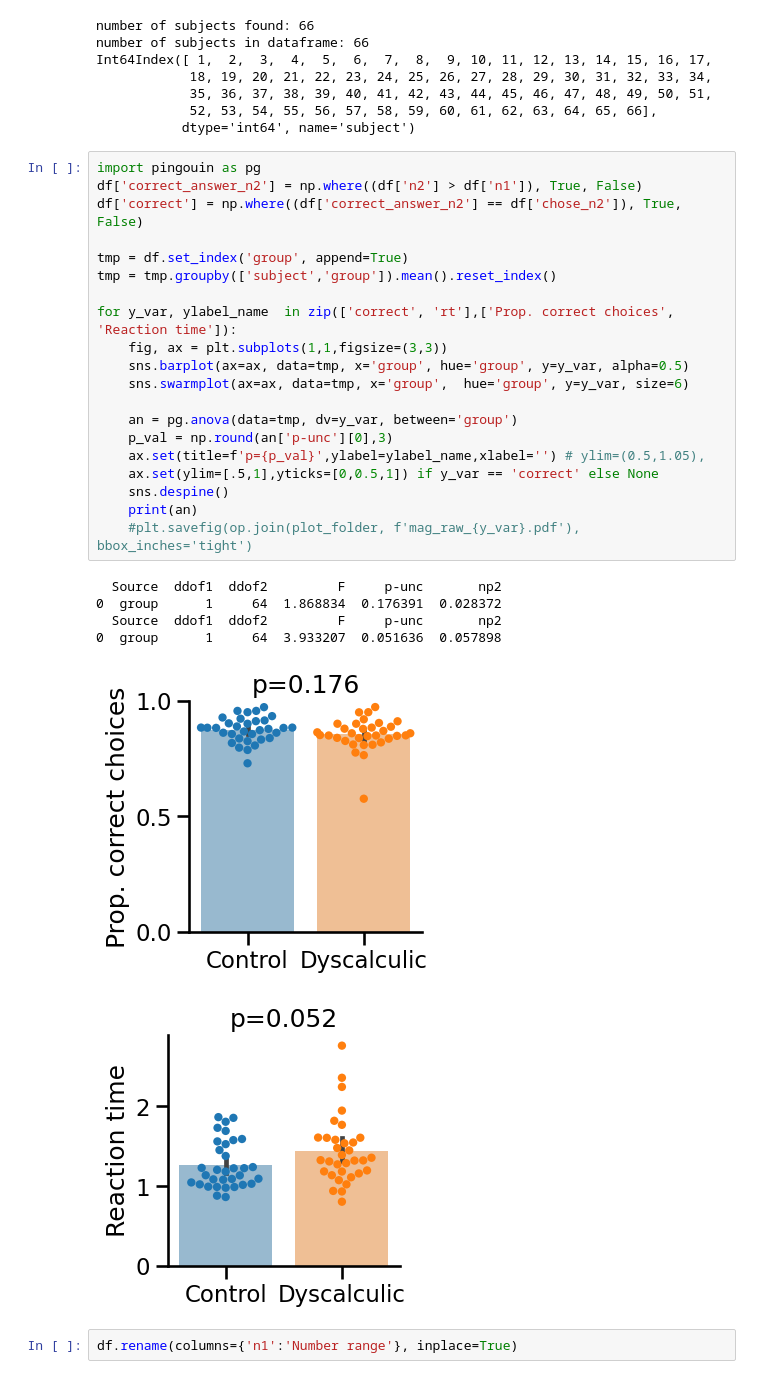
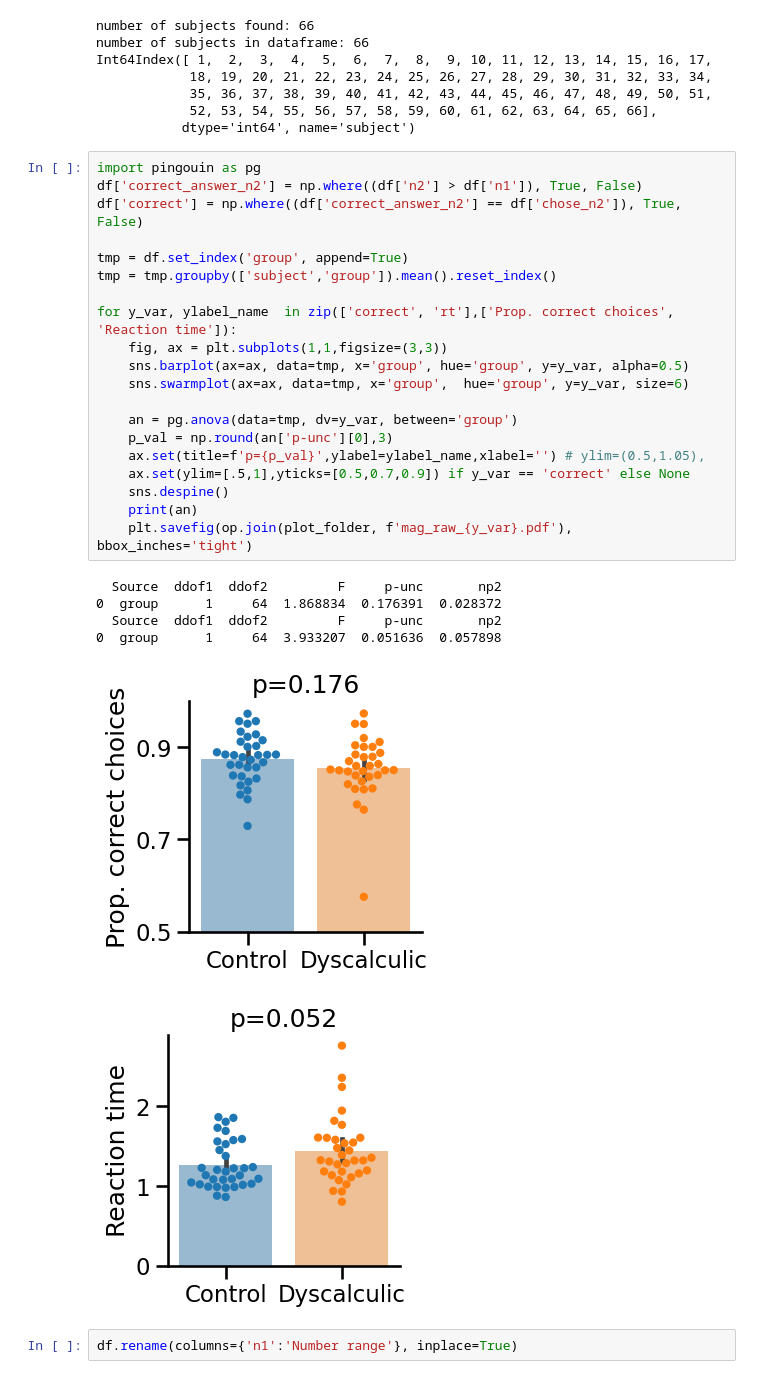
Before and after one commit to mrenke/numrisk, a Jupyter notebook: numrisk/visualize&plots/poster_SNE24_01.ipynb, the cells around one changed output. Saved outputs shown, nothing was run; the diff lists cells and outputs as text.

```diff
--- a/numrisk/visualize&plots/poster_SNE24_01.ipynb
+++ b/numrisk/visualize&plots/poster_SNE24_01.ipynb
@@ -40,29 +41,29 @@ Int64Index([ 1,  2,  3,  4,  5,  6,  7,  8,  9, 10, 11, 12, 13, 14, 15, 16, 17,
 # %%
 import pingouin as pg
 df['correct_answer_n2'] = np.where((df['n2'] > df['n1']), True, False)
 df['correct'] = np.where((df['correct_answer_n2'] == df['chose_n2']), True, False)
 
 tmp = df.set_index('group', append=True)
 tmp = tmp.groupby(['subject','group']).mean().reset_index()
 
 for y_var, ylabel_name  in zip(['correct', 'rt'],['Prop. correct choices', 'Reaction time']):
     fig, ax = plt.subplots(1,1,figsize=(3,3))
     sns.barplot(ax=ax, data=tmp, x='group', hue='group', y=y_var, alpha=0.5)
     sns.swarmplot(ax=ax, data=tmp, x='group',  hue='group', y=y_var, size=6)
 
     an = pg.anova(data=tmp, dv=y_var, between='group')
     p_val = np.round(an['p-unc'][0],3)
     ax.set(title=f'p={p_val}',ylabel=ylabel_name,xlabel='') # ylim=(0.5,1.05),
-    ax.set(ylim=[.5,1],yticks=[0,0.5,1]) if y_var == 'correct' else None
+    ax.set(ylim=[.5,1],yticks=[0.5,0.7,0.9]) if y_var == 'correct' else None
     sns.despine()
     print(an)
-    #plt.savefig(op.join(plot_folder, f'mag_raw_{y_var}.pdf'), bbox_inches='tight')
+    plt.savefig(op.join(plot_folder, f'mag_raw_{y_var}.pdf'), bbox_inches='tight')
 # %% [output]
   Source  ddof1  ddof2         F     p-unc       np2
 0  group      1     64  1.868834  0.176391  0.028372
   Source  ddof1  ddof2         F     p-unc       np2
 0  group      1     64  3.933207  0.051636  0.057898
-[figure, old version]
+[figure, new version]
 [figure]
 # %%
 df.rename(columns={'n1':'Number range'}, inplace=True)
```
Also changed, not shown: parts of 1 cell of this notebook, 17 other files.
